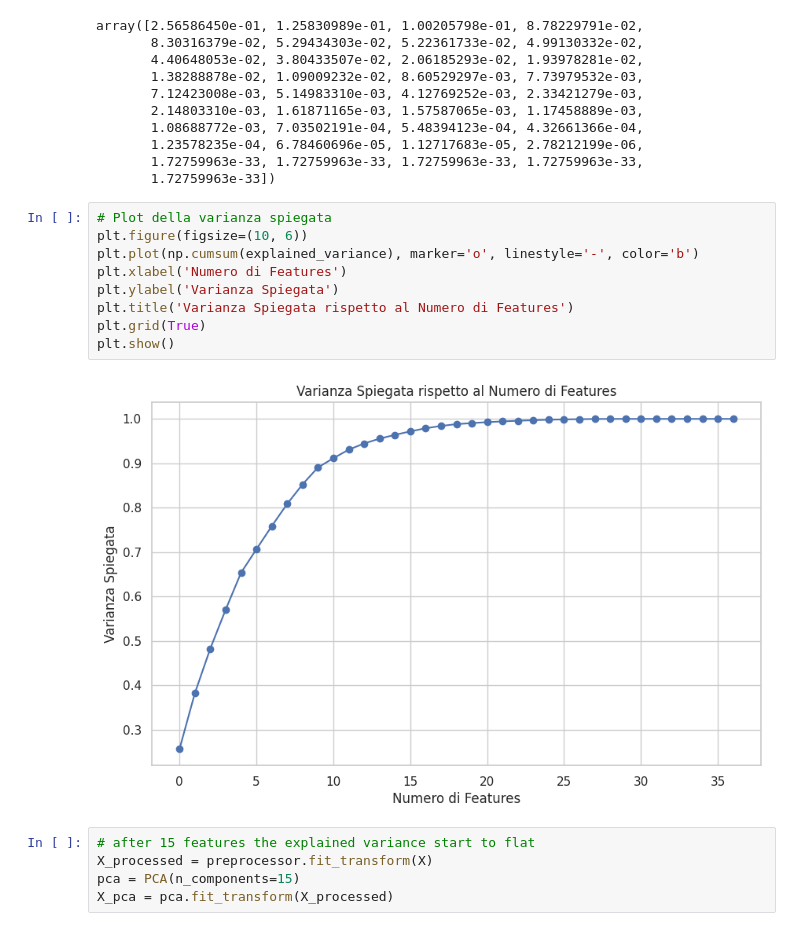
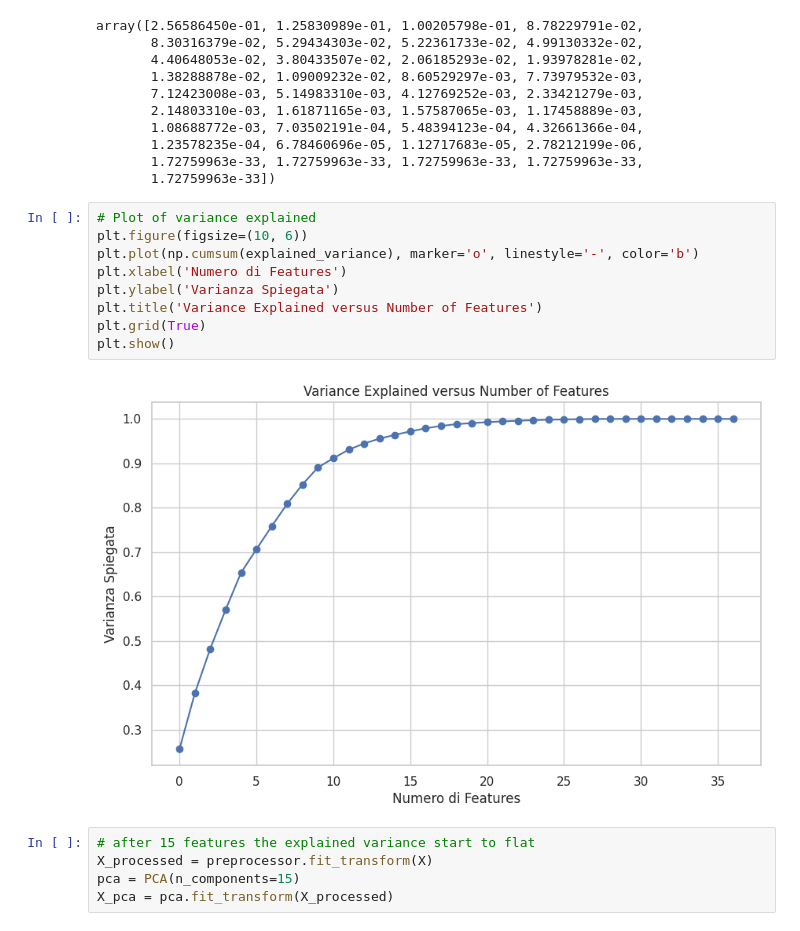
Before and after one commit to ThomasProce/DriverBehaviorClassifier, a Jupyter notebook: Aggressive_drive_data.ipynb, the cells around one changed output. Drawn from its saved outputs; the diff is of its cells as text.

```diff
--- a/Aggressive_drive_data.ipynb
+++ b/Aggressive_drive_data.ipynb
@@ -721,16 +721,16 @@ array([2.56586450e-01, 1.25830989e-01, 1.00205798e-01, 8.78229791e-02,
        1.72759963e-33, 1.72759963e-33, 1.72759963e-33, 1.72759963e-33,
        1.72759963e-33])
 # %%
-# Plot della varianza spiegata
+# Plot of variance explained
 plt.figure(figsize=(10, 6))
 plt.plot(np.cumsum(explained_variance), marker='o', linestyle='-', color='b')
 plt.xlabel('Numero di Features')
 plt.ylabel('Varianza Spiegata')
-plt.title('Varianza Spiegata rispetto al Numero di Features')
+plt.title('Variance Explained versus Number of Features')
 plt.grid(True)
 plt.show()
 # %% [output]
-[figure, old version]
+[figure, new version]
 # %%
 # after 15 features the explained variance start to flat
 X_processed = preprocessor.fit_transform(X)
```
Also changed, not shown: parts of 1 cell of this notebook.
